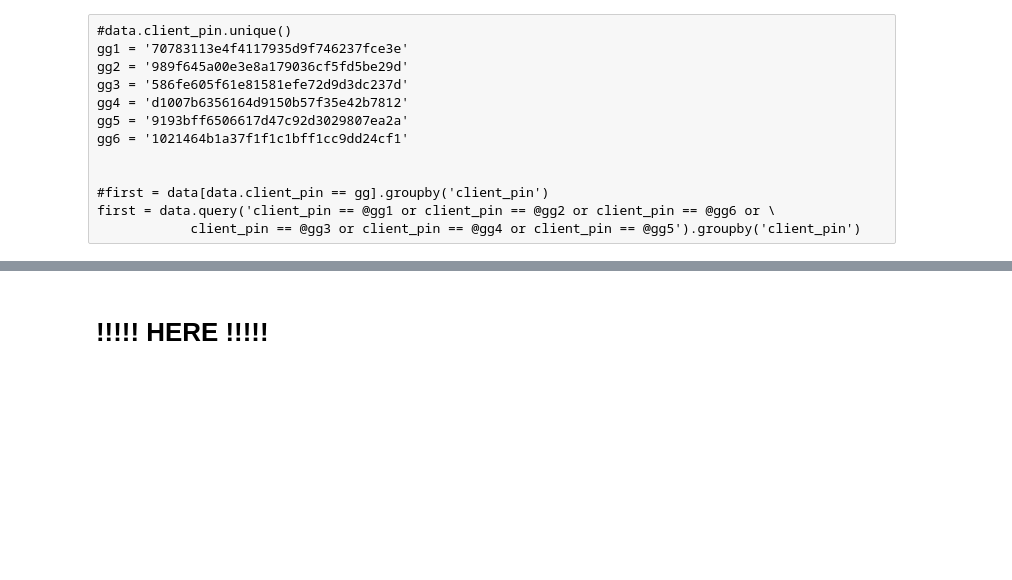
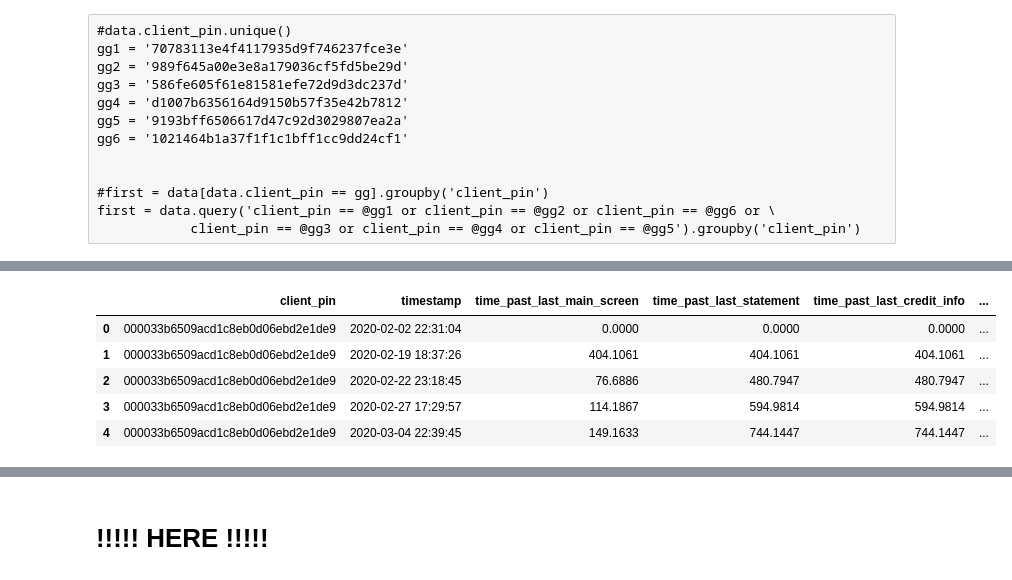
Before and after one commit to v010ch/AlfaBattle20_task1, a Jupyter notebook: step2_features_collect_stats.ipynb, the cells around one changed output, grey strips where cells are left out. Saved outputs shown, nothing was run; the diff lists cells and outputs as text; code cells hidden in the pictures; blank space fills up the shorter version.

```diff
--- a/step2_features_collect_stats.ipynb
+++ b/step2_features_collect_stats.ipynb
@@ -579,11 +586,13 @@ def target_time_diff(inp_data):
     #ret_series = pd.Series([[0]]*inp_data.shape[0]
     #                       , index = inp_data.index)
     ret_series = pd.Series(['']*inp_data.shape[0]
-                           , index = inp_data.index
+                           #, index = inp_data.index
+                           , index = inp_data.timestamp
                            , dtype = 'object'
                           )
     last_known = [0] * len(target_dict)
     #last_known = np.array([0] * len(target_dict))
+    data_len = (inp_data.shape[0] - 1)
 
     #print(ret_series.dtype)
     for idx, val in enumerate(inp_data.index):
@@ -595,7 +604,8 @@ def target_time_diff(inp_data):
         #ret_series.iloc[idx] = np.array(last_known, dtype = object)
         ret_series.iloc[idx] = ' '.join([str(el) for el in last_known])
         #update last known time:
-        last_known[target_dict[field]] = 0
+        if idx < data_len:
+            last_known[target_dict[field]] = 0
 
     #print(ret_series.shape)
 
@@ -616,8 +626,9 @@ first = data.query('client_pin == @gg1 or client_pin == @gg2 or client_pin == @g
 # %%
 %%time
 # 34min 39s
+# 37min 13s
 #tt = first.apply(target_time_diff)
 
 time_past_data = data.groupby('client_pin').progress_apply(target_time_diff)
 time_past_data = time_past_data.reset_index()
-time_past_data.columns = ['client_pin', 'merge_index', 'last_for_all_sessions']
+time_past_data.columns = ['client_pin', 'timestamp', 'last_for_all_sessions']
@@ -627,4 +640,4 @@ time_past_data.columns = ['client_pin', 'merge_index', 'last_for_all_sessions']
 # 7.72 s
 
 #pickle.dump(time_past_data, open(os.path.join(DATA_OWN, 'time_past_no_processing.pkl'), 'wb'))
-time_past_data = pickle.load(open(os.path.join(DATA_OWN, 'time_past_no_processing.pkl'), 'rb'))
+#time_past_data = pickle.load(open(os.path.join(DATA_OWN, 'time_past_no_processing.pkl'), 'rb'))
@@ -638,7 +657,14 @@ for el in target_dict.keys():
 # %%
-#time_past_data.drop('last_for_all_sessions', axis = 1, inplace = True)
-#time_past_data.drop('last_for_all_sessions_split', axis = 1, inplace = True)
-time_past_data
+time_past_data.drop('last_for_all_sessions', axis = 1, inplace = True)
+time_past_data.drop('last_for_all_sessions_split', axis = 1, inplace = True)
+time_past_data.head()
+# %% [output]
+|  | client_pin | timestamp | time_past_last_main_screen | time_past_last_statement | time_past_last_credit_info | ... |
+| 0 | 000033b6509acd1c8eb0d06ebd2e1de9 | 2020-02-02 22:31:04 | 0.0000 | 0.0000 | 0.0000 | ... |
+| 1 | 000033b6509acd1c8eb0d06ebd2e1de9 | 2020-02-19 18:37:26 | 404.1061 | 404.1061 | 404.1061 | ... |
+| 2 | 000033b6509acd1c8eb0d06ebd2e1de9 | 2020-02-22 23:18:45 | 76.6886 | 480.7947 | 480.7947 | ... |
+| 3 | 000033b6509acd1c8eb0d06ebd2e1de9 | 2020-02-27 17:29:57 | 114.1867 | 594.9814 | 594.9814 | ... |
+| 4 | 000033b6509acd1c8eb0d06ebd2e1de9 | 2020-03-04 22:39:45 | 149.1633 | 744.1447 | 744.1447 | ... |
 # %%
 %%time
 time_past_data.to_csv(os.path.join(DATA_OWN, 'time_past_last_target.csv'))
```
Also changed, not shown: parts of 29 cells of this notebook, 17 other files.
